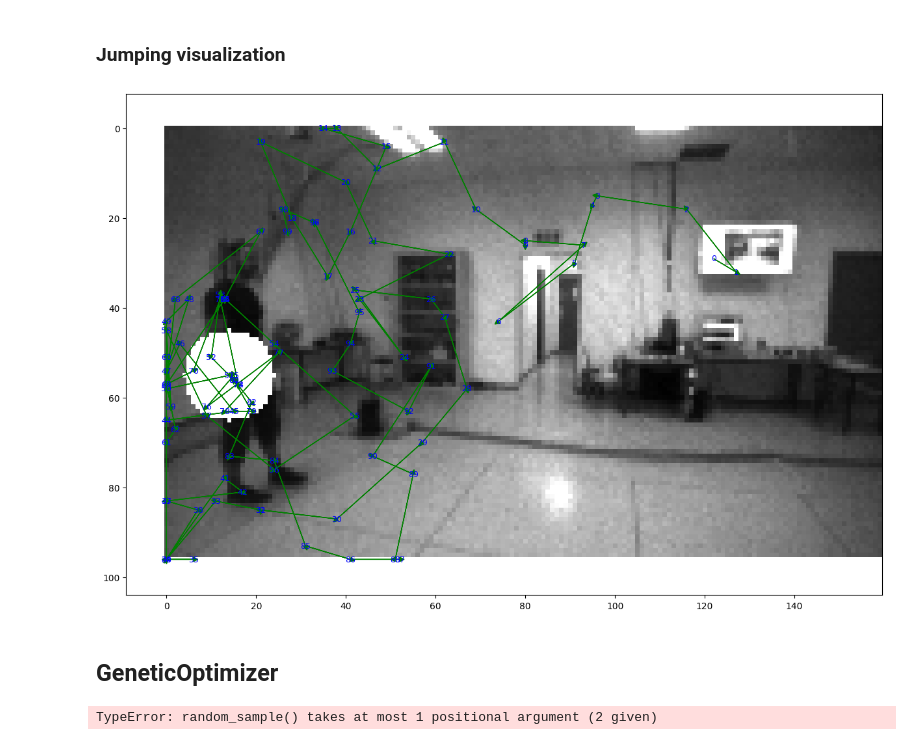
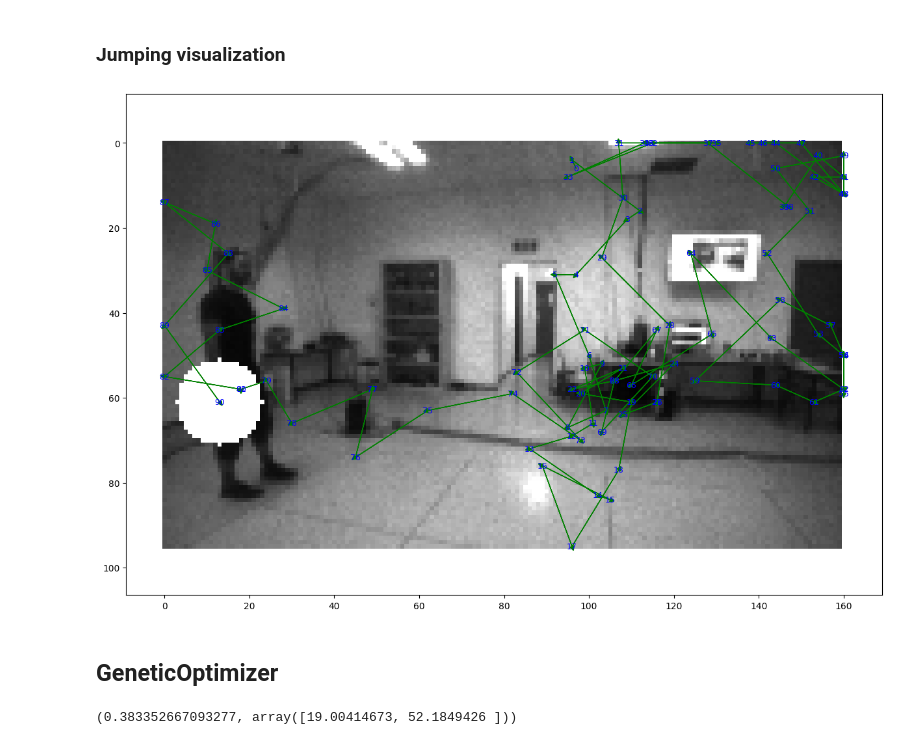
Before and after one commit to TheFebrin/pulp-frontnet-adversarial-attack, a Jupyter notebook: optimizers_demo.ipynb, the cells around one changed output. Cells and saved outputs as stored; diff of their text form; code cells hidden in the pictures.

Commit message:
Fix optimizers demo

```diff
--- a/optimizers_demo.ipynb
+++ b/optimizers_demo.ipynb
@@ -322,18 +342,0 @@ Wall time: 22.3 s
-# %%
-%%time
-
-for stride in (5, 10, 15):
-    img = next(iter(test_loader_single))[0]
-    sliding_window_optimizer = SlidingWindowOptimizer(
-        cost_f=lambda prediction, ground_truth: single_vector_element_cost_f(prediction, ground_truth, element_index=0),
-        model=model,
-        k_dots=3,
-        dot_size=10,
-        stride=stride,
-        find_dots_that_fix_prediction=True,
-    )
-    run_sliding_window_optimizer_and_print_results(
-        img=img,
-        ground_truth=next(iter(test_loader_single))[1],
-        sliding_window_optimizer=sliding_window_optimizer,
-    )
@@ -384,9 +351,11 @@ simulated_anneling_optimizer = SimulatedAnnealingOptimizer(
     x0=(110, 20),
     stride=10,
     max_iters=100,
-    dataloader=test_loader_single,
     model=model,
-    cost_f=lambda prediction, ground_truth: single_vector_element_cost_f(prediction, ground_truth, element_index=0),
+    cost_f=lambda prediction_with_patch, model_raw_prediction: single_vector_element_cost_f(
+        prediction_with_patch=prediction_with_patch,
+        model_raw_prediction=model_raw_prediction,
+        element_index=0
+    ),
+    debug=True
 )
-# %%
-simulated_anneling_optimizer.run()
@@ -404,0 +362,4 @@ Prediction with patch: [1.1342, 0.887, 0.33, 0.5036]
+# %%
+ans = simulated_anneling_optimizer.run(img=next(iter(test_loader_single))[0][0])
+print("ans: ", ans)
+print(simulated_anneling_optimizer.solution_history)
@@ -407,29 +381,33 @@ Prediction with patch: [1.1342, 0.887, 0.33, 0.5036]
 # %%
 plt.figure(figsize=(15, 10))
 
 img = next(iter(test_loader_single))[0].numpy()[0][0]
 apply_path(
     img=img,
-    x=14,
-    y=55,
+    x=ans[1][0],
+    y=ans[1][1],
     size=10,
 )
 plt.imshow(img, cmap='gray')
 
 for i, (x, y) in enumerate(simulated_anneling_optimizer.solution_history):
     # plt.scatter(x, y, c='blue')
     plt.text(x, y, str(i), fontsize=9, ha='center', va='center', color='blue', alpha=1.0)
+    if (x, y) == ans[1]:
+        break
 
 # Plotting the arrows
 for i in range(len(simulated_anneling_optimizer.solution_history) - 1):
     x_start, y_start = simulated_anneling_optimizer.solution_history[i]
     x_end, y_end = simulated_anneling_optimizer.solution_history[i + 1]
     plt.arrow(x_start, y_start, x_end - x_start, y_end - y_start, head_width=1, head_length=1, fc='green', ec='green')
+    if (x_end, y_end ) == ans[1]:
+        break
 
 plt.axis('equal')
 plt.show()
 # %% [output]
-[figure, old version]
+[figure, new version]
 # %% [markdown]
 ## GeneticOptimizer
 # %%
@@ -445,11 +428,11 @@ genetic_optimizer = GeneticOptimizer(
 )
 # %%
-genetic_optimizer.run(
-    img=next(iter(test_loader_single))[0],
-    ground_truth=next(iter(test_loader_single))[1],
+ans = genetic_optimizer.run(
+    img=next(iter(test_loader_single))[0][0],
 )
+print(ans)
 # %% [output]
-TypeError: random_sample() takes at most 1 positional argument (2 given)
+(0.383352667093277, array([19.00414673, 52.1849426 ]))
 # %%
 genetic_optimizer.plot_cost()
 # %% [output]
```
Also changed, not shown: parts of 13 cells of this notebook, 6 other files.
